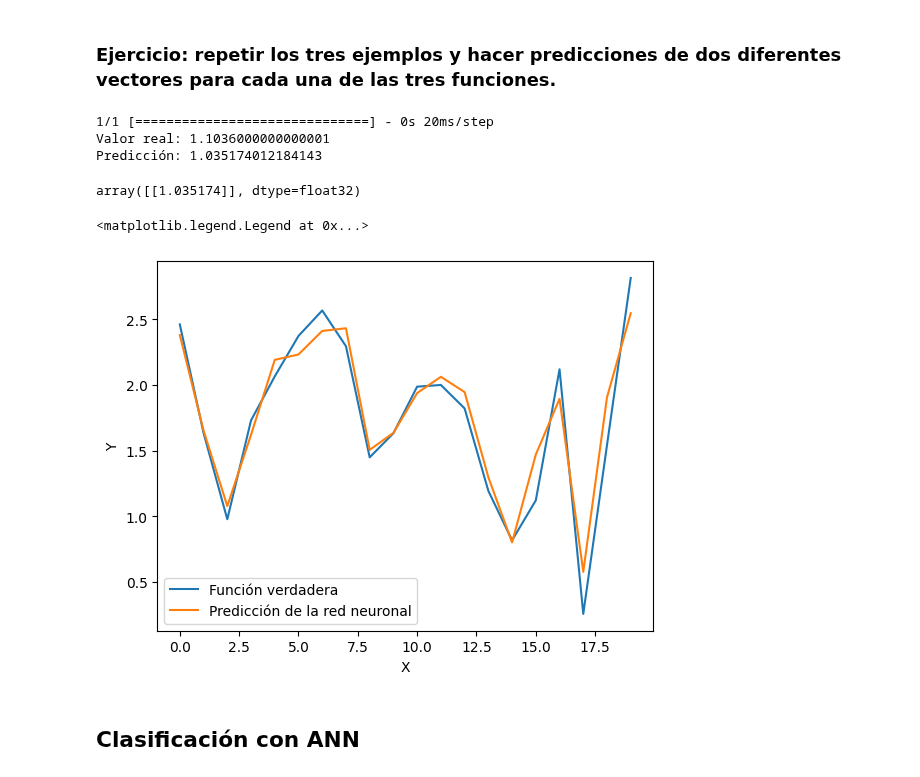
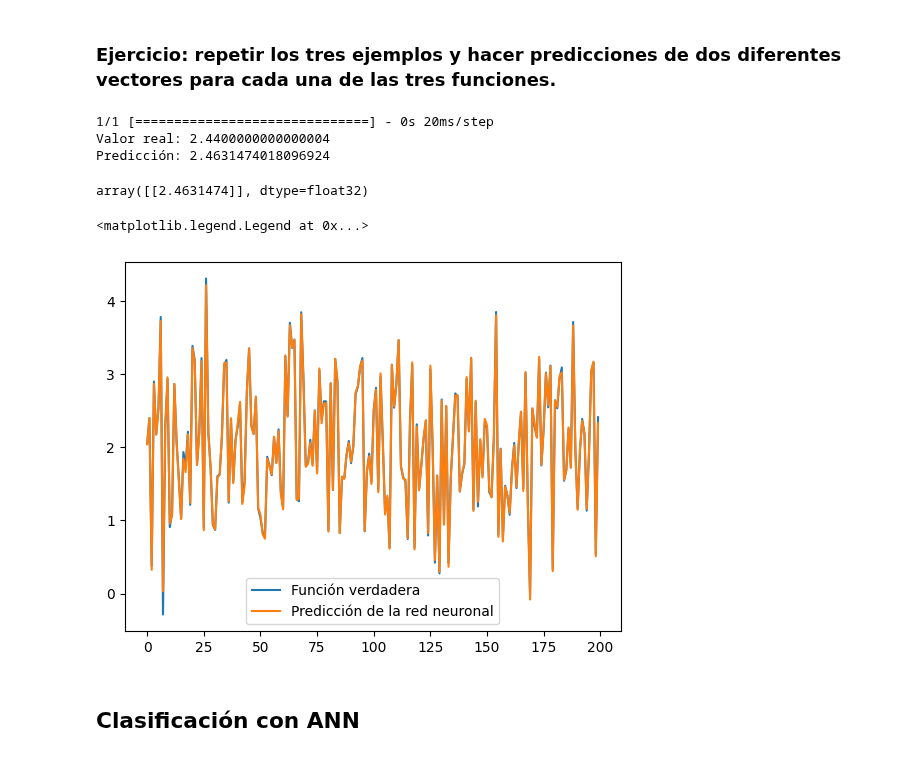
Before and after one commit to igomezv/DataScienceIntermedio, a Jupyter notebook: 4-1-Intro-a-redes-neuronales.ipynb, the cells around one changed output. Drawn from its saved outputs; the diff is of its cells as text; code cells hidden in the pictures.

```diff
--- a/4-1-Intro-a-redes-neuronales.ipynb
+++ b/4-1-Intro-a-redes-neuronales.ipynb
@@ -86,21 +86,22 @@ def quadtres(x):
 fn = quadtres
 
 # Seleccionar número de puntos para el dataset
-npoints = 100
-ruido = 0.2*np.random.randn(npoints)
+npoints = 1000
+# ruido = 0.2*np.random.randn(npoints)
 
 # Generar X
 ## para line y quadratic
-# X = np.random.randint(0, 10, npoints)
+# X = np.random.randint(0, 10, npoints) + ruido
 ###### para tercera opcion
-X = np.random.rand(npoints, 3)
+ruido = 0.2*np.random.randn(npoints, 3)
+X = np.random.rand(npoints, 3) + ruido
 
 # Generar Y
-Y = fn(X)+ ruido
+Y = fn(X)
 
 # Ver tabla de datos
 ## para line y quadratic
-# data =pd.DataFrame(zip(X,Y), columns=['x', 'y'])
+# data = pd.DataFrame(zip(X,Y), columns=['x', 'y'])
 
 ###### para quadtres
 data =pd.DataFrame(zip(X[:,0], X[:,1], X[:,2], Y), columns=['$x_1$', '$x_2$', '$x_3$', 'y'])
@@ -140,12 +140,12 @@ model = Sequential()
 
 # n_input debe coincidir con el número de variables independientes,
 # atributos o columnas.
-# n_input = 1
+n_input = 3
 ###### Para el tercer caso n_input = 3
-n_input = 3
-hidden_1 = 100
-hidden_2 = 100
-hidden_3 = 100
+# n_input = 3
+hidden_1 = 50
+hidden_2 = 20
+hidden_3 = 10
 # n_output debe coincidir con el número de variables
 # dependientes o etiquetas o clases.
 n_output = 1
@@ -157,6 +157,9 @@ model.add(K.layers.Dense(hidden_1, input_dim=n_input, activation='relu'))
 # Hidden layers
 model.add(K.layers.Dense(hidden_2, activation='relu'))
 model.add(K.layers.Dense(hidden_3, activation='relu'))
+model.add(K.layers.Dense(100, activation='relu'))
+model.add(K.layers.Dense(100, activation='relu'))
+
 # Output layer
 model.add(K.layers.Dense(n_output, activation='linear'))
 
@@ -189,7 +192,7 @@ Trainable params: 20701 (80.86 KB)
 Non-trainable params: 0 (0.00 Byte)
 _________________________________________________________________
 # %%
-epochs = 200
+epochs = 50
 bs = 16
 
 history = model.fit(X_train, Y_train, validation_data=(X_val, Y_val),
@@ -235,8 +239,8 @@ Y_pred = model.predict(X_val)
 # %% [markdown]
 ### Ejercicio: repetir los tres ejemplos y hacer predicciones de dos diferentes vectores para cada una de las tres funciones.
 # %%
-# new_vector = np.array([0.7])
-new_vector = np.array([0.06, 0.5, 0.1]).reshape(1,-1)
+# new_vector = np.array([9])
+new_vector = np.array([0.8, 0.5, 0.8]).reshape(1,-1)
 prediction = model.predict(new_vector)
 
 print("Valor real: {}".format(float(fn(new_vector))))
@@ -244,23 +248,24 @@ print("Predicción: {}".format(float(prediction)))
 prediction
 # %% [output]
 1/1 [==============================] - 0s 20ms/step
-Valor real: 1.1036000000000001
-Predicción: 1.035174012184143
+Valor real: 2.4400000000000004
+Predicción: 2.4631474018096924
-array([[1.035174]], dtype=float32)
+array([[2.4631474]], dtype=float32)
 # %%
 # # Graficar para los primeros dos casos
-# plt.scatter(X_val, Y_val, label='Función verdadera')
-# plt.scatter(X_val, Y_pred, label='Predicción de la red neuronal')
+# plt.scatter(X_val, Y_val, alpha=0.5, label='Función verdadera')
+# plt.scatter(X_val, Y_pred, alpha=0.5, label='Predicción de la red neuronal')
 
 ### Descomentar siguientes dos para el tercer ejemplo.
 plt.plot(Y_val, label='Función verdadera')
 plt.plot(Y_pred, label='Predicción de la red neuronal')
-plt.xlabel("X")
-plt.ylabel("Y")
+# plt.xlabel("X")
+# plt.ylabel("Y")
+
 plt.legend()
 # %% [output]
 <matplotlib.legend.Legend at 0x...>
-[figure, old version]
+[figure, new version]
 # %% [markdown]
 ## Clasificación con ANN
 # %%
```
Also changed, not shown: parts of 17 cells of this notebook.
